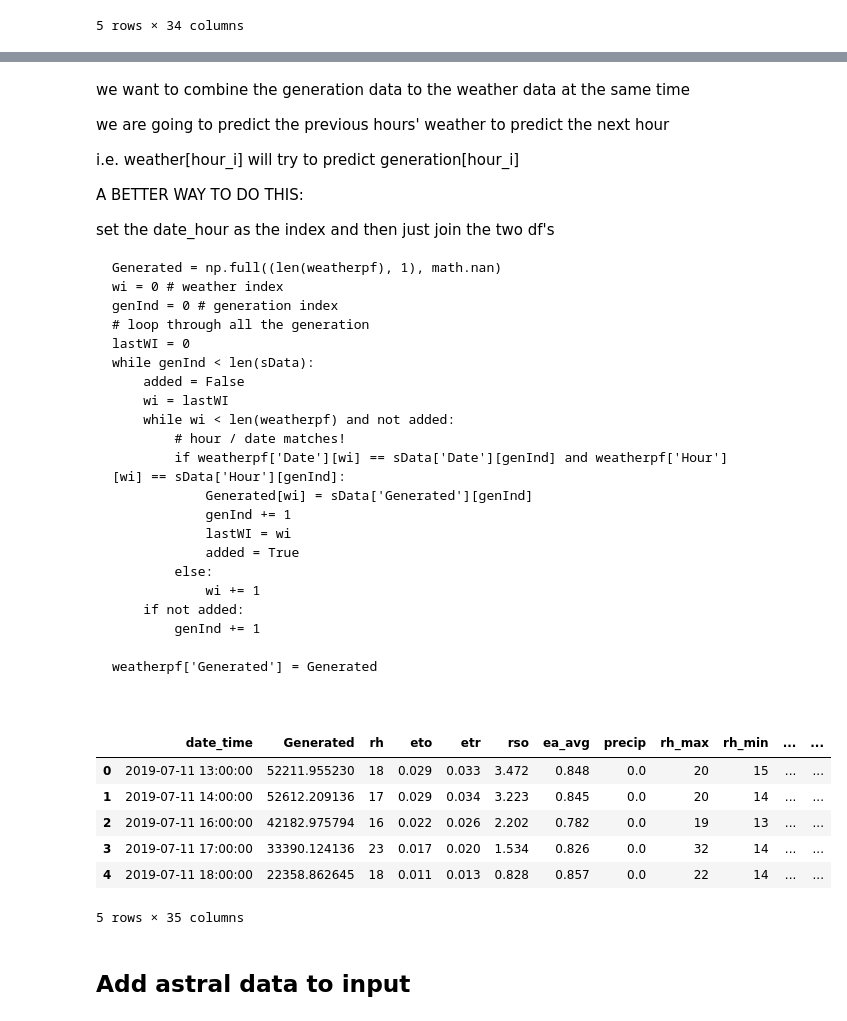
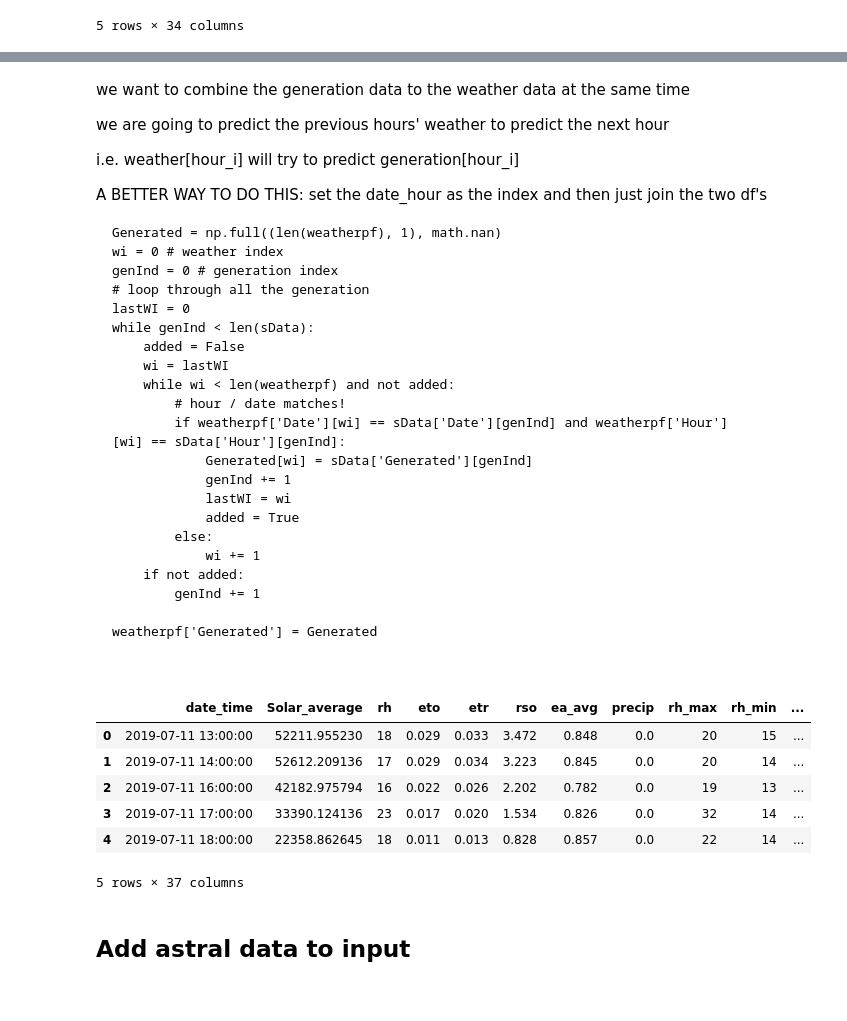
Before and after one commit to bradley-p/Solar_Energy_Forecasting, a Jupyter notebook: src/data_curating.ipynb, the cells around one changed output, grey strips where cells are left out. Cells and saved outputs as stored; diff of their text form; code cells hidden in the pictures.

```diff
--- a/src/data_curating.ipynb
+++ b/src/data_curating.ipynb
@@ -127,3 +141,5 @@ print(f'Percentage of hours with some degree of adjustment: {( (numAdjusted / le
 # %%
+# convert the
+sDataTotal = pd.DataFrame(date_hour_generation, columns=['date_time', 'Solar_total', 'Count'])
 # sData is the cumulated generation data frame
-sData = pd.DataFrame(sDataProcessed, columns=['date_time', 'Generated'])
+sData = pd.DataFrame(sDataProcessed, columns=['date_time', 'Solar_average'])
@@ -185,9 +210,7 @@ we are going to predict the previous hours' weather to predict the next hour
 
 i.e. weather[hour_i] will try to predict generation[hour_i]
 
-A BETTER WAY TO DO THIS:
-
-set the date_hour as the index and then just join the two df's</p>
+A BETTER WAY TO DO THIS: set the date_hour as the index and then just join the two df's</p>
 <pre>
 Generated = np.full((len(weatherpf), 1), math.nan)
 wi = 0 # weather index
@@ -213,15 +236,16 @@ weatherpf['Generated'] = Generated
     </pre>
 # %%
 combinedData = pd.merge_asof(sData, weatherpf, on='date_time')
+combinedData = pd.merge_asof(combinedData, sDataTotal, on='date_time')
 combinedData.head()
 # %% [output]
-|  | date_time | Generated | rh | eto | etr | rso | ea_avg | precip | rh_max | rh_min | ... | ... |
-| 0 | 2019-07-11 13:00:00 | 52211.955230 | 18 | 0.029 | 0.033 | 3.472 | 0.848 | 0.0 | 20 | 15 | ... | ... |
-| 1 | 2019-07-11 14:00:00 | 52612.209136 | 17 | 0.029 | 0.034 | 3.223 | 0.845 | 0.0 | 20 | 14 | ... | ... |
-| 2 | 2019-07-11 16:00:00 | 42182.975794 | 16 | 0.022 | 0.026 | 2.202 | 0.782 | 0.0 | 19 | 13 | ... | ... |
-| 3 | 2019-07-11 17:00:00 | 33390.124136 | 23 | 0.017 | 0.020 | 1.534 | 0.826 | 0.0 | 32 | 14 | ... | ... |
-| 4 | 2019-07-11 18:00:00 | 22358.862645 | 18 | 0.011 | 0.013 | 0.828 | 0.857 | 0.0 | 22 | 14 | ... | ... |
+|  | date_time | Solar_average | rh | eto | etr | rso | ea_avg | precip | rh_max | rh_min | ... |
+| 0 | 2019-07-11 13:00:00 | 52211.955230 | 18 | 0.029 | 0.033 | 3.472 | 0.848 | 0.0 | 20 | 15 | ... |
+| 1 | 2019-07-11 14:00:00 | 52612.209136 | 17 | 0.029 | 0.034 | 3.223 | 0.845 | 0.0 | 20 | 14 | ... |
+| 2 | 2019-07-11 16:00:00 | 42182.975794 | 16 | 0.022 | 0.026 | 2.202 | 0.782 | 0.0 | 19 | 13 | ... |
+| 3 | 2019-07-11 17:00:00 | 33390.124136 | 23 | 0.017 | 0.020 | 1.534 | 0.826 | 0.0 | 32 | 14 | ... |
+| 4 | 2019-07-11 18:00:00 | 22358.862645 | 18 | 0.011 | 0.013 | 0.828 | 0.857 | 0.0 | 22 | 14 | ... |
-5 rows × 35 columns
+5 rows × 37 columns
 # %% [markdown]
 ## Add astral data to input
 # %%
```
Also changed, not shown: parts of 11 cells of this notebook, 28 other files.
